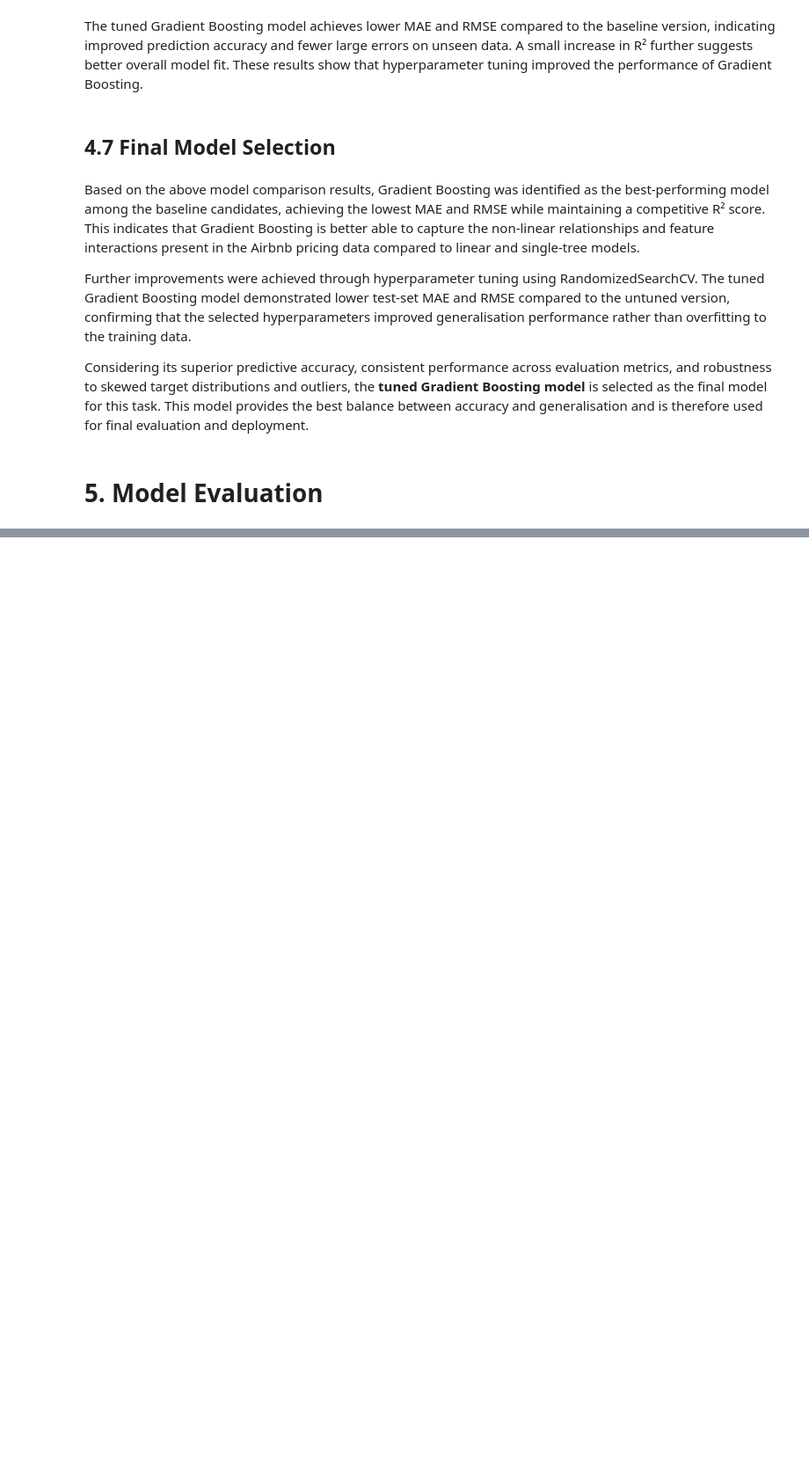
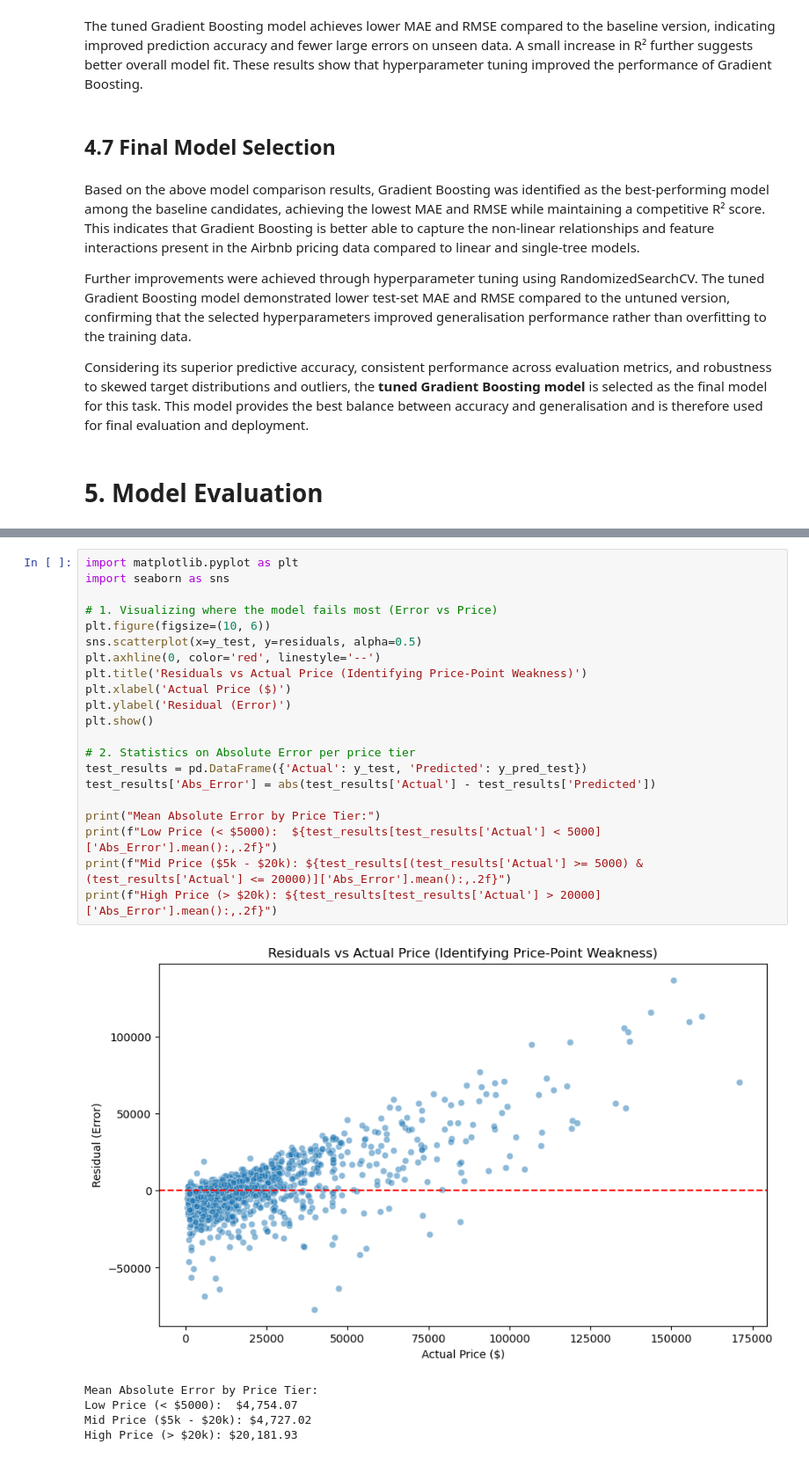
Before and after one commit to user2422224/OngTzeEnn_2404751F, a Jupyter notebook: AirbnbML.ipynb, the cells around one changed output, grey strips where cells are left out. Shown at 88% size. Cells and saved outputs as stored; diff of their text form; blank space fills up the shorter version.

```diff
--- a/AirbnbML.ipynb
+++ b/AirbnbML.ipynb
@@ -1058,0 +1324,27 @@ Considering its superior predictive accuracy, consistent performance across eval
+# %%
+import matplotlib.pyplot as plt
+import seaborn as sns
+
+# 1. Visualizing where the model fails most (Error vs Price)
+plt.figure(figsize=(10, 6))
+sns.scatterplot(x=y_test, y=residuals, alpha=0.5)
+plt.axhline(0, color='red', linestyle='--')
+plt.title('Residuals vs Actual Price (Identifying Price-Point Weakness)')
+plt.xlabel('Actual Price ($)')
+plt.ylabel('Residual (Error)')
+plt.show()
+
+# 2. Statistics on Absolute Error per price tier
+test_results = pd.DataFrame({'Actual': y_test, 'Predicted': y_pred_test})
+test_results['Abs_Error'] = abs(test_results['Actual'] - test_results['Predicted'])
+
+print("Mean Absolute Error by Price Tier:")
+print(f"Low Price (< $5000):  ${test_results[test_results['Actual'] < 5000]['Abs_Error'].mean():,.2f}")
+print(f"Mid Price ($5k - $20k): ${test_results[(test_results['Actual'] >= 5000) & (test_results['Actual'] <= 20000)]['Abs_Error'].mean():,.2f}")
+print(f"High Price (> $20k): ${test_results[test_results['Actual'] > 20000]['Abs_Error'].mean():,.2f}")
+# %% [output]
+[figure, added]
+Mean Absolute Error by Price Tier:
+Low Price (< $5000):  $4,754.07
+Mid Price ($5k - $20k): $4,727.02
+High Price (> $20k): $20,181.93
```
Also changed, not shown: parts of 33 cells of this notebook.
